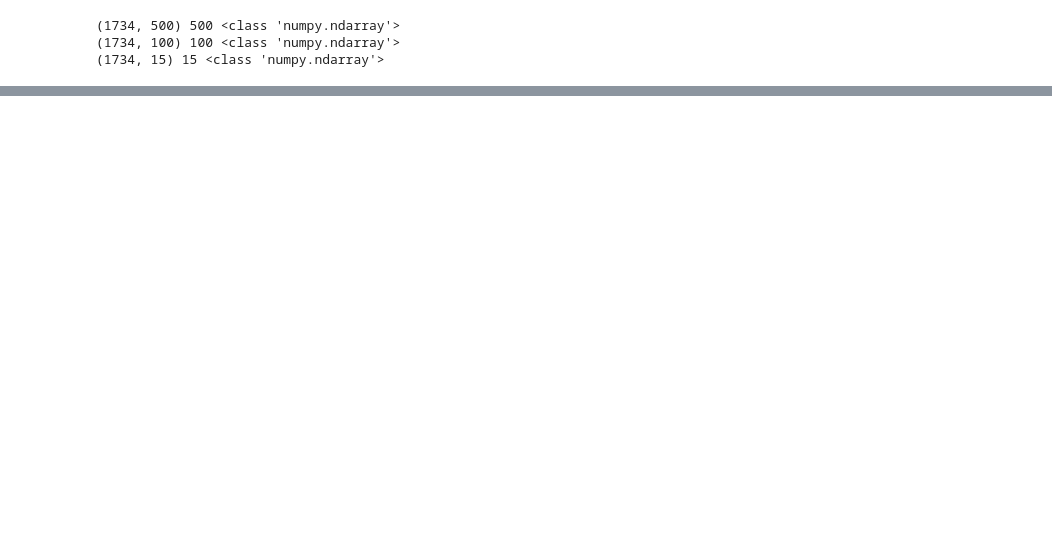
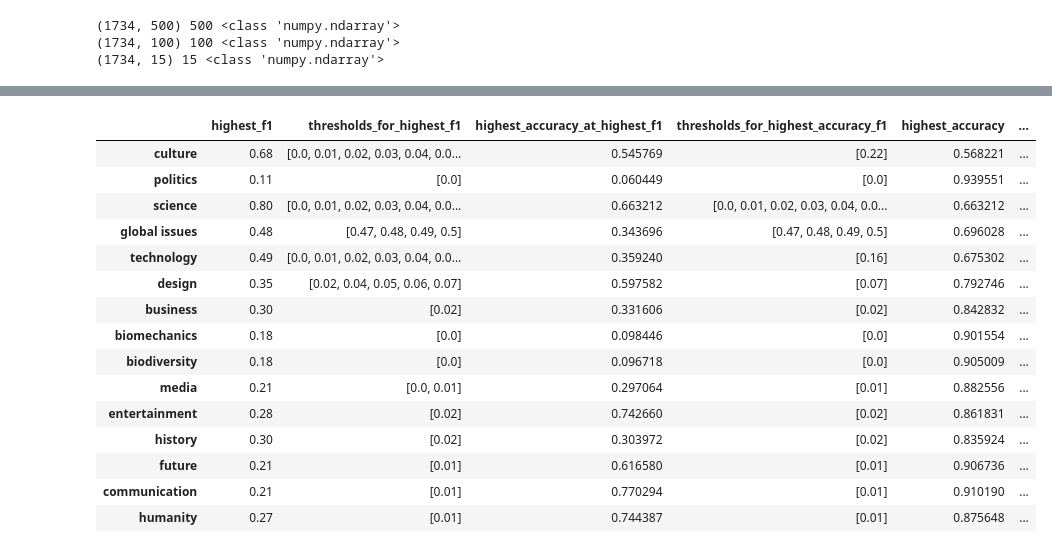
Before and after one commit to GlennChia/50_038_cds_project, a Jupyter notebook: notebooks/models/18_dl_binary_relevance_multi_headline_transcript_tm.ipynb, the cells around one changed output, grey strips where cells are left out. Cells and saved outputs as stored; diff of their text form; code cells hidden in the pictures; blank space fills up the shorter version.

Commit message:
Results for transcript, headline and tm deep learning

```diff
--- a/notebooks/models/18_dl_binary_relevance_multi_headline_transcript_tm.ipynb
+++ b/notebooks/models/18_dl_binary_relevance_multi_headline_transcript_tm.ipynb
@@ -648,7 +707,7 @@ def print_full_dataframe(x):
     print(x)
     pd.reset_option('display.max_rows')
 # %%
-def format_scores_df(tag_classes, final_scores=final_scores):
+def format_scores_df(tag_classes, final_scores):
     precision = []
     recall = []
     f1 = []
@@ -661,5 +720,5 @@ def format_scores_df(tag_classes, final_scores=final_scores):
     df_result = pd.DataFrame(list(zip(tag_classes, precision, recall, f1, accuracy)),
                columns =['class', 'precision', 'recall', 'f1', 'accuracy'])
     return df_result
-df_results = format_scores_df(['culture'], final_scores)
-print_full_dataframe(df_results)
+# df_results = format_scores_df(['culture'], final_scores)
+# print_full_dataframe(df_results)
@@ -756,0 +841,8 @@ evaluate_on_training_set(valid_y, get_tag_flat(0.35))
+# %%
+tag_results = {}
+# for i in range(len(all_tags)):
+for i in range(5,15):
+    tag = all_tags[i]
+    print(tag)
+    highest_f1,f1_i,highest_accuracy_f1,accuracy_f1_i,highest_accuracy,accuracy_i,f1_metrics,accuracy_metrics = find_threshold(tag)
+    tag_results[tag] = [highest_f1,f1_i,highest_accuracy_f1,accuracy_f1_i,highest_accuracy,accuracy_i,f1_metrics,accuracy_metrics]
@@ -756,0 +867,3 @@ evaluate_on_training_set(valid_y, get_tag_flat(0.35))
+# %%
+results10 = pd.DataFrame.from_dict(tag_results, orient='index', columns=['highest_f1', 'thresholds_for_highest_f1', 'highest_accuracy_at_highest_f1', 'thresholds_for_highest_accuracy_f1','highest_accuracy','threshold_for_highest_accuracy_i', 'highest_f1_confusion_metrics', 'highest_accuracy_confusion_metrics'])
+results10
@@ -756,0 +882,4 @@ evaluate_on_training_set(valid_y, get_tag_flat(0.35))
+# %%
+results5 = pd.DataFrame.from_dict(tag_results, orient='index', columns=['highest_f1', 'thresholds_for_highest_f1', 'highest_accuracy_at_highest_f1', 'thresholds_for_highest_accuracy_f1','highest_accuracy','threshold_for_highest_accuracy_i', 'highest_f1_confusion_metrics', 'highest_accuracy_confusion_metrics'])
+# results5.to_csv(DATA_DIR+'multi_headline_transcript_tm_ner_pos_results5.csv')
+results5
@@ -756,0 +893,20 @@ evaluate_on_training_set(valid_y, get_tag_flat(0.35))
+# %%
+df_results = pd.concat([results5,results10])
+df_results
+# %% [output]
+|  | highest_f1 | thresholds_for_highest_f1 | highest_accuracy_at_highest_f1 | thresholds_for_highest_accuracy_f1 | highest_accuracy | ... |
+| culture | 0.68 | [0.0, 0.01, 0.02, 0.03, 0.04, 0.0... | 0.545769 | [0.22] | 0.568221 | ... |
+| politics | 0.11 | [0.0] | 0.060449 | [0.0] | 0.939551 | ... |
+| science | 0.80 | [0.0, 0.01, 0.02, 0.03, 0.04, 0.0... | 0.663212 | [0.0, 0.01, 0.02, 0.03, 0.04, 0.0... | 0.663212 | ... |
+| global issues | 0.48 | [0.47, 0.48, 0.49, 0.5] | 0.343696 | [0.47, 0.48, 0.49, 0.5] | 0.696028 | ... |
+| technology | 0.49 | [0.0, 0.01, 0.02, 0.03, 0.04, 0.0... | 0.359240 | [0.16] | 0.675302 | ... |
+| design | 0.35 | [0.02, 0.04, 0.05, 0.06, 0.07] | 0.597582 | [0.07] | 0.792746 | ... |
+| business | 0.30 | [0.02] | 0.331606 | [0.02] | 0.842832 | ... |
+| biomechanics | 0.18 | [0.0] | 0.098446 | [0.0] | 0.901554 | ... |
+| biodiversity | 0.18 | [0.0] | 0.096718 | [0.0] | 0.905009 | ... |
+| media | 0.21 | [0.0, 0.01] | 0.297064 | [0.01] | 0.882556 | ... |
+| entertainment | 0.28 | [0.02] | 0.742660 | [0.02] | 0.861831 | ... |
+| history | 0.30 | [0.02] | 0.303972 | [0.02] | 0.835924 | ... |
+| future | 0.21 | [0.01] | 0.616580 | [0.01] | 0.906736 | ... |
+| communication | 0.21 | [0.01] | 0.770294 | [0.01] | 0.910190 | ... |
+| humanity | 0.27 | [0.01] | 0.744387 | [0.01] | 0.875648 | ... |
```
Also changed, not shown: parts of 22 cells of this notebook, 3 other files.
